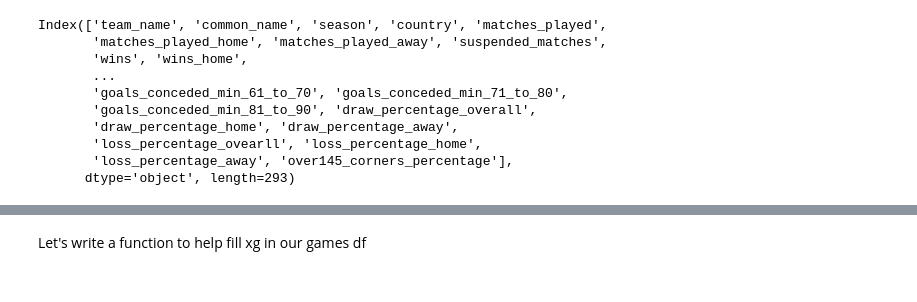
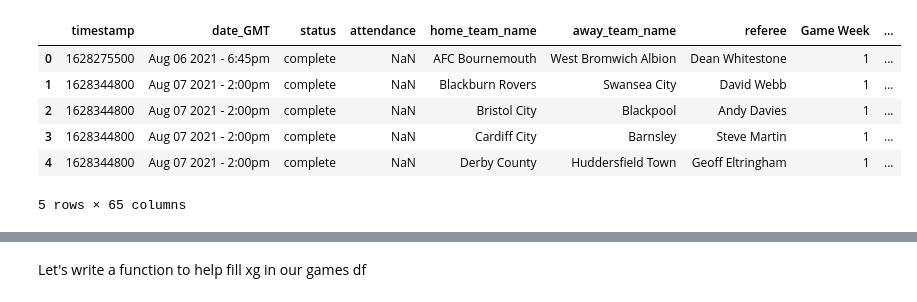
Before and after one commit to dkeyer/English-_Championship_2021, a Jupyter notebook: 2022_Modeling.ipynb, the cells around one changed output, grey strips where cells are left out. Cells and saved outputs as stored; diff of their text form; code cells hidden in the pictures.

```diff
--- a/2022_Modeling.ipynb
+++ b/2022_Modeling.ipynb
@@ -24,13 +20,0 @@ games = games[0:552]
-# %%
-team_stats.columns
-# %% [output]
-Index(['team_name', 'common_name', 'season', 'country', 'matches_played',
-       'matches_played_home', 'matches_played_away', 'suspended_matches',
-       'wins', 'wins_home',
-       ...
-       'goals_conceded_min_61_to_70', 'goals_conceded_min_71_to_80',
-       'goals_conceded_min_81_to_90', 'draw_percentage_overall',
-       'draw_percentage_home', 'draw_percentage_away',
-       'loss_percentage_ovearll', 'loss_percentage_home',
-       'loss_percentage_away', 'over145_corners_percentage'],
-      dtype='object', length=293)
@@ -36,0 +27,12 @@ Index(['team_name', 'common_name', 'season', 'country', 'matches_played',
+# %%
+games = games[0:72]
+#Completed Matches
+games.head()
+# %% [output]
+|  | timestamp | date_GMT | status | attendance | home_team_name | away_team_name | referee | Game Week | ... |
+| 0 | 1628275500 | Aug 06 2021 - 6:45pm | complete | NaN | AFC Bournemouth | West Bromwich Albion | Dean Whitestone | 1 | ... |
+| 1 | 1628344800 | Aug 07 2021 - 2:00pm | complete | NaN | Blackburn Rovers | Swansea City | David Webb | 1 | ... |
+| 2 | 1628344800 | Aug 07 2021 - 2:00pm | complete | NaN | Bristol City | Blackpool | Andy Davies | 1 | ... |
+| 3 | 1628344800 | Aug 07 2021 - 2:00pm | complete | NaN | Cardiff City | Barnsley | Steve Martin | 1 | ... |
+| 4 | 1628344800 | Aug 07 2021 - 2:00pm | complete | NaN | Derby County | Huddersfield Town | Geoff Eltringham | 1 | ... |
+5 rows × 65 columns
```
Also changed, not shown: parts of 34 cells of this notebook, 1 other file.
